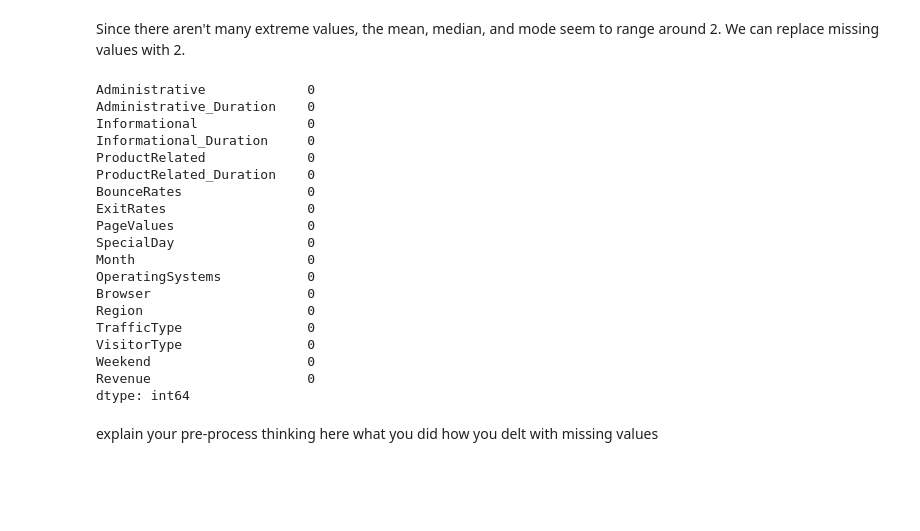
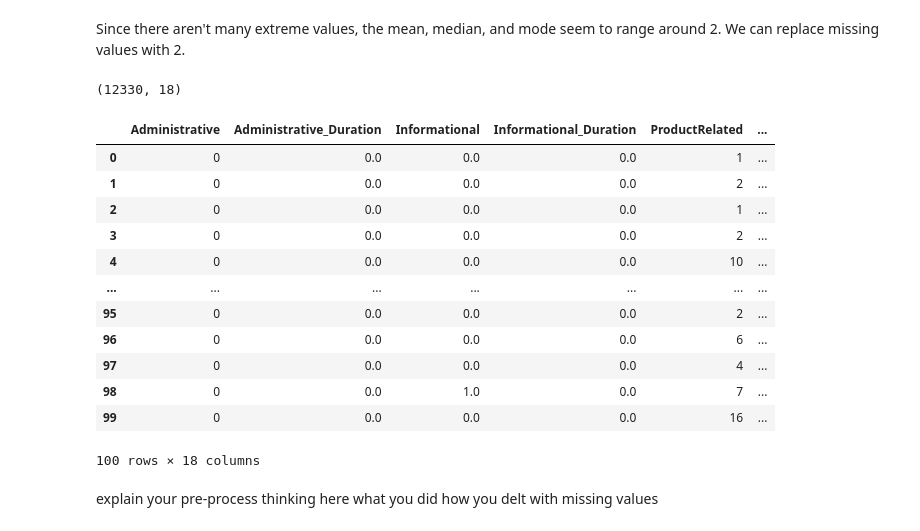
Before and after one commit to ChrisGarciaDS/ECommerce-Analysis, a Jupyter notebook: Ecom-data.ipynb, the cells around one changed output. Drawn from its saved outputs; the diff is of its cells as text; code cells hidden in the pictures; blank space fills up the shorter version.

```diff
--- a/Ecom-data.ipynb
+++ b/Ecom-data.ipynb
@@ -158,25 +156,7 @@ df.fillna(df['PageValues'].mode(), inplace=True)
-# %%
-# check if nulls are gone
-df.isnull().sum()
-# %% [output]
-Administrative             0
-Administrative_Duration    0
-Informational              0
-Informational_Duration     0
-ProductRelated             0
-ProductRelated_Duration    0
-BounceRates                0
-ExitRates                  0
-PageValues                 0
-SpecialDay                 0
-Month                      0
-OperatingSystems           0
-Browser                    0
-Region                     0
-TrafficType                0
-VisitorType                0
-Weekend                    0
-Revenue                    0
-dtype: int64
+# %%
+# remove rows with nan values
+df_ = df.dropna(axis=0, how='all')
+# %% [output]
+(12330, 18)
 # %%
 # round of column values to 2 decimal points
@@ -186,2 +166,18 @@ dtype: int64
+# %%
+df_.head(100)
+# %% [output]
+|  | Administrative | Administrative_Duration | Informational | Informational_Duration | ProductRelated | ... |
+| 0 | 0 | 0.0 | 0.0 | 0.0 | 1 | ... |
+| 1 | 0 | 0.0 | 0.0 | 0.0 | 2 | ... |
+| 2 | 0 | 0.0 | 0.0 | 0.0 | 1 | ... |
+| 3 | 0 | 0.0 | 0.0 | 0.0 | 2 | ... |
+| 4 | 0 | 0.0 | 0.0 | 0.0 | 10 | ... |
+| ... | ... | ... | ... | ... | ... | ... |
+| 95 | 0 | 0.0 | 0.0 | 0.0 | 2 | ... |
+| 96 | 0 | 0.0 | 0.0 | 0.0 | 6 | ... |
+| 97 | 0 | 0.0 | 0.0 | 0.0 | 4 | ... |
+| 98 | 0 | 0.0 | 1.0 | 0.0 | 7 | ... |
+| 99 | 0 | 0.0 | 0.0 | 0.0 | 16 | ... |
+100 rows × 18 columns
 # %%
 # replace columns with 1 - 0 values
```
Also changed, not shown: parts of 15 cells of this notebook.
